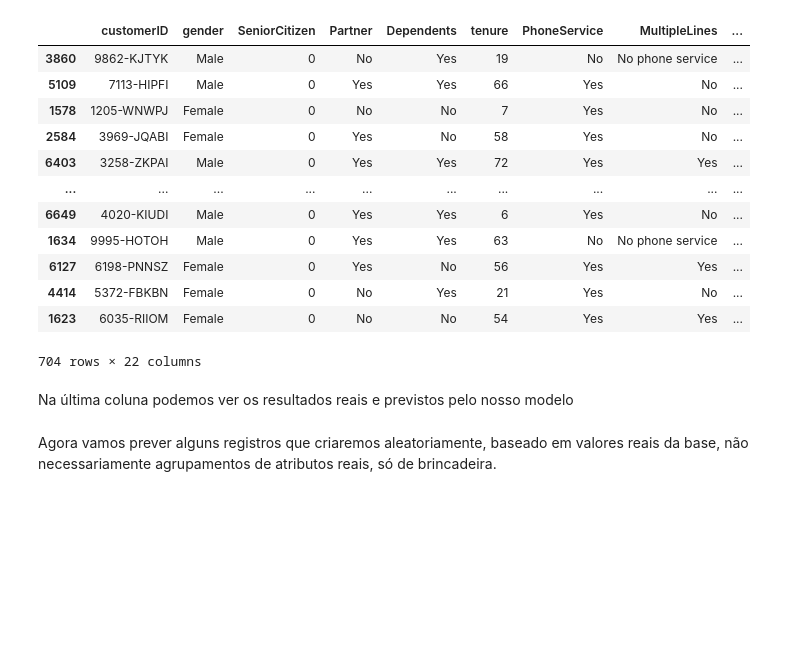
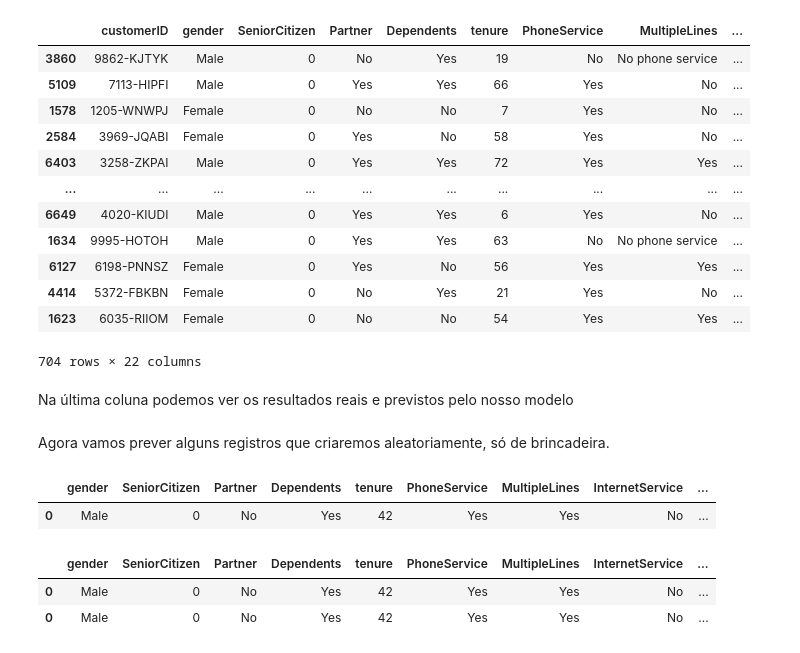
Before and after one commit to JulianoBZ/data_science_projs, a Jupyter notebook: Proj- AnáliseChurn/Análise Churn Clientes.ipynb, the cells around one changed output. Drawn from its saved outputs; the diff is of its cells as text; code cells hidden in the pictures; blank space fills up the shorter version.

```diff
--- a/Proj- AnáliseChurn/Análise Churn Clientes.ipynb
+++ b/Proj- AnáliseChurn/Análise Churn Clientes.ipynb
@@ -871,7 +878,23 @@ DataframeResultado
 # %% [markdown]
 Na última coluna podemos ver os resultados reais e previstos pelo nosso modelo
 # %% [markdown]
-Agora vamos prever alguns registros que criaremos aleatoriamente, baseado em valores reais da base, não necessariamente agrupamentos de atributos reais, só de brincadeira.
+Agora vamos prever alguns registros que criaremos aleatoriamente, só de brincadeira.
+# %%
+predict_values = base.iloc[0:1,1:].copy().truncate(after=-1)
+temp = pd.DataFrame(np.array(temporary_values).reshape(1,-1), columns=predict_values.columns)
+# %%
+temp
+# %% [output]
+|  | gender | SeniorCitizen | Partner | Dependents | tenure | PhoneService | MultipleLines | InternetService | ... |
+| 0 | Male | 0 | No | Yes | 42 | Yes | Yes | No | ... |
+# %%
+predict_values = pd.concat([predict_values, pd.DataFrame(temp)])
+
+predict_values
+# %% [output]
+|  | gender | SeniorCitizen | Partner | Dependents | tenure | PhoneService | MultipleLines | InternetService | ... |
+| 0 | Male | 0 | No | Yes | 42 | Yes | Yes | No | ... |
+| 0 | Male | 0 | No | Yes | 42 | Yes | Yes | No | ... |
 # %%
 import random
 
```
Also changed, not shown: parts of 6 cells of this notebook.
